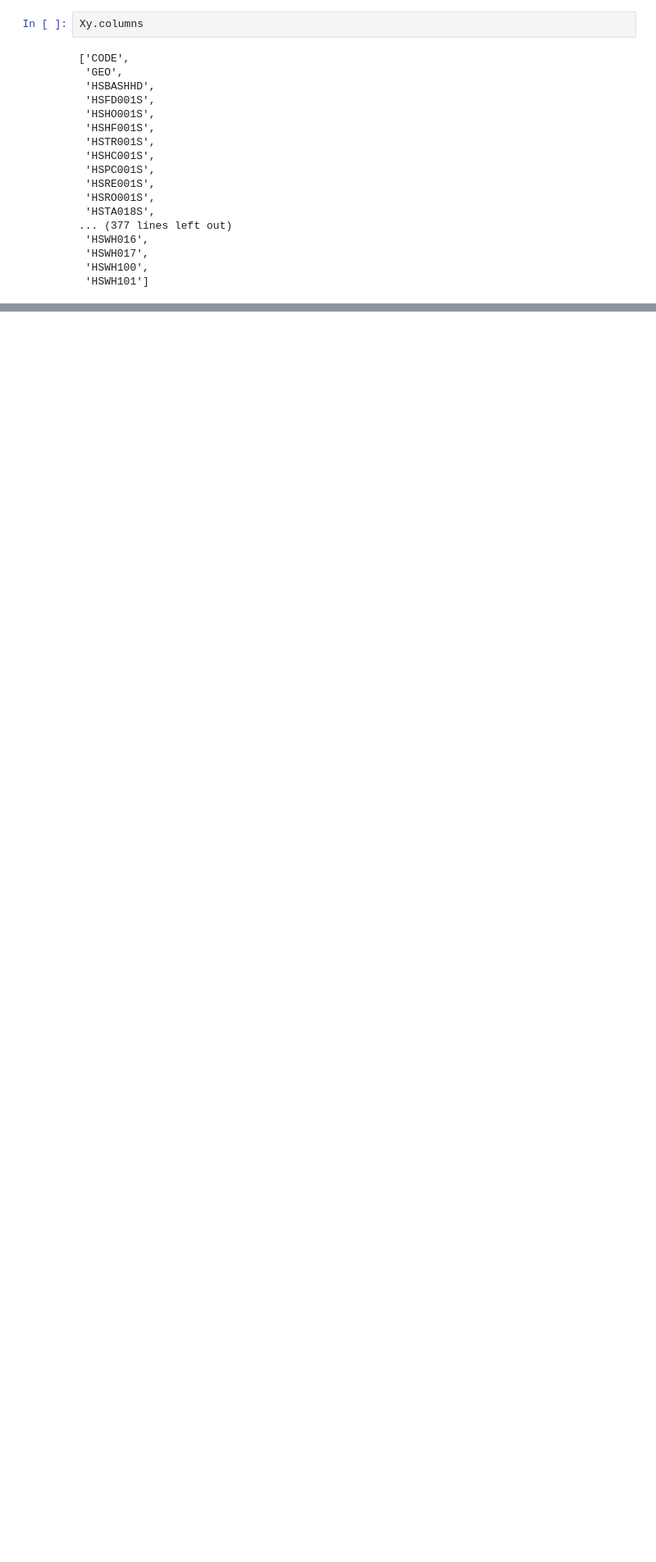
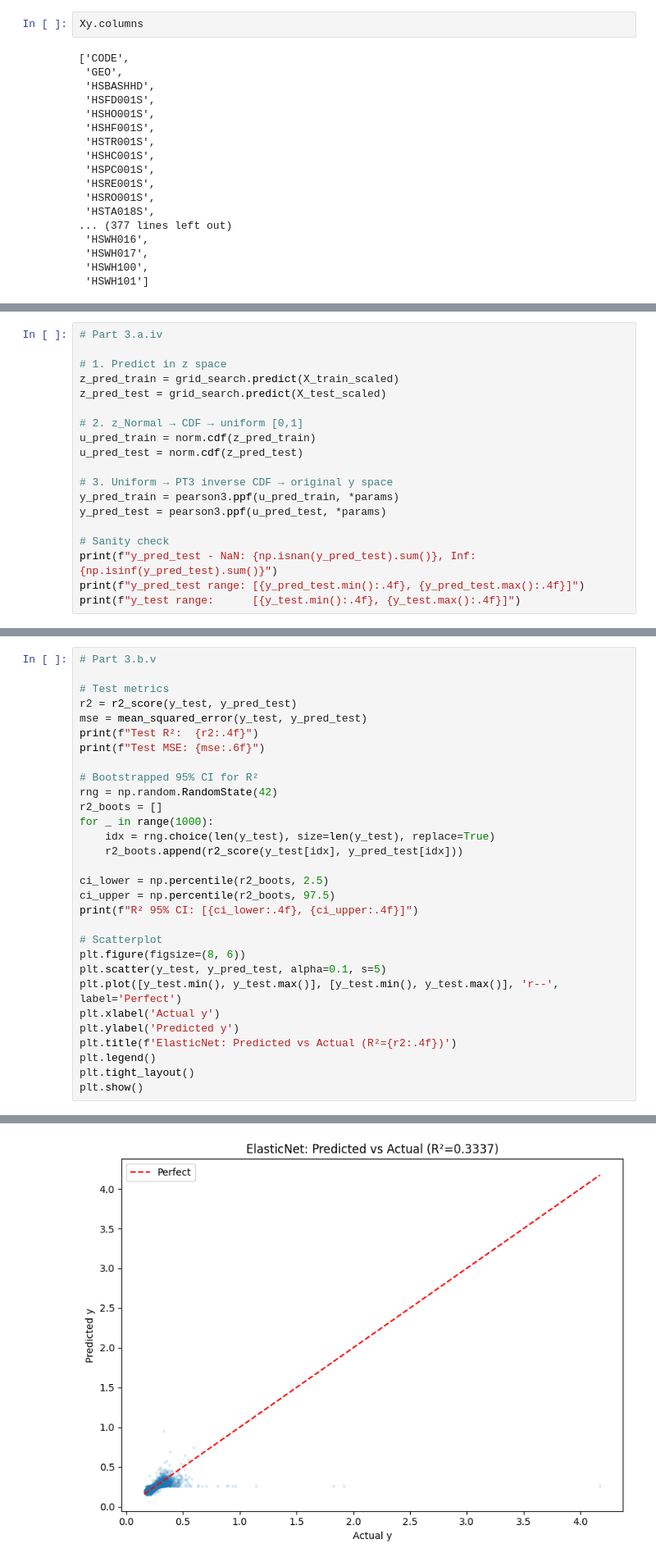
Before and after one commit to PhilippMayorov/UG39_Group_Project, a Jupyter notebook: CAD_household_analysis.ipynb, the cells around one changed output, grey strips where cells are left out. Shown at 82% size. Saved outputs shown, nothing was run; the diff lists cells and outputs as text; blank space fills up the shorter version.

Commit message:
ElasticNet

```diff
--- a/CAD_household_analysis.ipynb
+++ b/CAD_household_analysis.ipynb
@@ -979,0 +523,19 @@ Cons:
+# %%
+# Part 3.a.iv
+
+# 1. Predict in z space
+z_pred_train = grid_search.predict(X_train_scaled)
+z_pred_test = grid_search.predict(X_test_scaled)
+
+# 2. z_Normal → CDF → uniform [0,1]
+u_pred_train = norm.cdf(z_pred_train)
+u_pred_test = norm.cdf(z_pred_test)
+
+# 3. Uniform → PT3 inverse CDF → original y space
+y_pred_train = pearson3.ppf(u_pred_train, *params)
+y_pred_test = pearson3.ppf(u_pred_test, *params)
+
+# Sanity check
+print(f"y_pred_test - NaN: {np.isnan(y_pred_test).sum()}, Inf: {np.isinf(y_pred_test).sum()}")
+print(f"y_pred_test range: [{y_pred_test.min():.4f}, {y_pred_test.max():.4f}]")
+print(f"y_test range:      [{y_test.min():.4f}, {y_test.max():.4f}]")
@@ -979,0 +546,31 @@ Cons:
+# %%
+# Part 3.b.v
+
+# Test metrics
+r2 = r2_score(y_test, y_pred_test)
+mse = mean_squared_error(y_test, y_pred_test)
+print(f"Test R²:  {r2:.4f}")
+print(f"Test MSE: {mse:.6f}")
+
+# Bootstrapped 95% CI for R²
+rng = np.random.RandomState(42)
+r2_boots = []
+for _ in range(1000):
+    idx = rng.choice(len(y_test), size=len(y_test), replace=True)
+    r2_boots.append(r2_score(y_test[idx], y_pred_test[idx]))
+
+ci_lower = np.percentile(r2_boots, 2.5)
+ci_upper = np.percentile(r2_boots, 97.5)
+print(f"R² 95% CI: [{ci_lower:.4f}, {ci_upper:.4f}]")
+
+# Scatterplot
+plt.figure(figsize=(8, 6))
+plt.scatter(y_test, y_pred_test, alpha=0.1, s=5)
+plt.plot([y_test.min(), y_test.max()], [y_test.min(), y_test.max()], 'r--', label='Perfect')
+plt.xlabel('Actual y')
+plt.ylabel('Predicted y')
+plt.title(f'ElasticNet: Predicted vs Actual (R²={r2:.4f})')
+plt.legend()
+plt.tight_layout()
+plt.show()
+# %% [output]
@@ -979,0 +580 @@ Cons:
+[figure, added]
```
Also changed, not shown: parts of 53 cells of this notebook.
